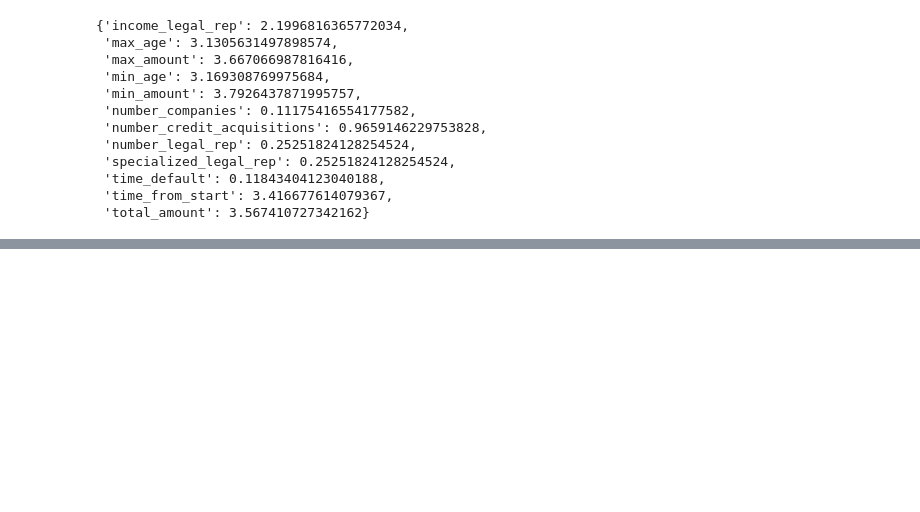
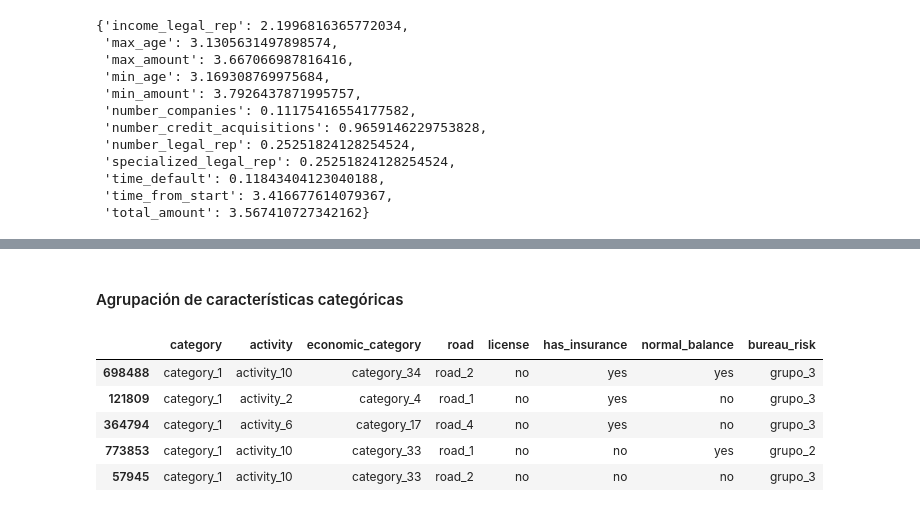
Before and after one commit to rodrigoase/bbva-data-challenge, a Jupyter notebook: Experimentacion.ipynb, the cells around one changed output, grey strips where cells are left out. Cells and saved outputs as stored; diff of their text form; code cells hidden in the pictures; blank space fills up the shorter version.

```diff
--- a/Experimentacion.ipynb
+++ b/Experimentacion.ipynb
@@ -356,0 +452,12 @@ dtype: int64
+# %% [markdown]
+#### Agrupación de características categóricas
+# %%
+caract_categ = X_train[lst_caract_categ]
+caract_categ.head()
+# %% [output]
+|  | category | activity | economic_category | road | license | has_insurance | normal_balance | bureau_risk |
+| 698488 | category_1 | activity_10 | category_34 | road_2 | no | yes | yes | grupo_3 |
+| 121809 | category_1 | activity_2 | category_4 | road_1 | no | yes | no | grupo_3 |
+| 364794 | category_1 | activity_6 | category_17 | road_4 | no | yes | no | grupo_3 |
+| 773853 | category_1 | activity_10 | category_33 | road_1 | no | no | yes | grupo_2 |
+| 57945 | category_1 | activity_10 | category_33 | road_2 | no | no | no | grupo_3 |
```
Also changed, not shown: parts of 30 cells of this notebook.
